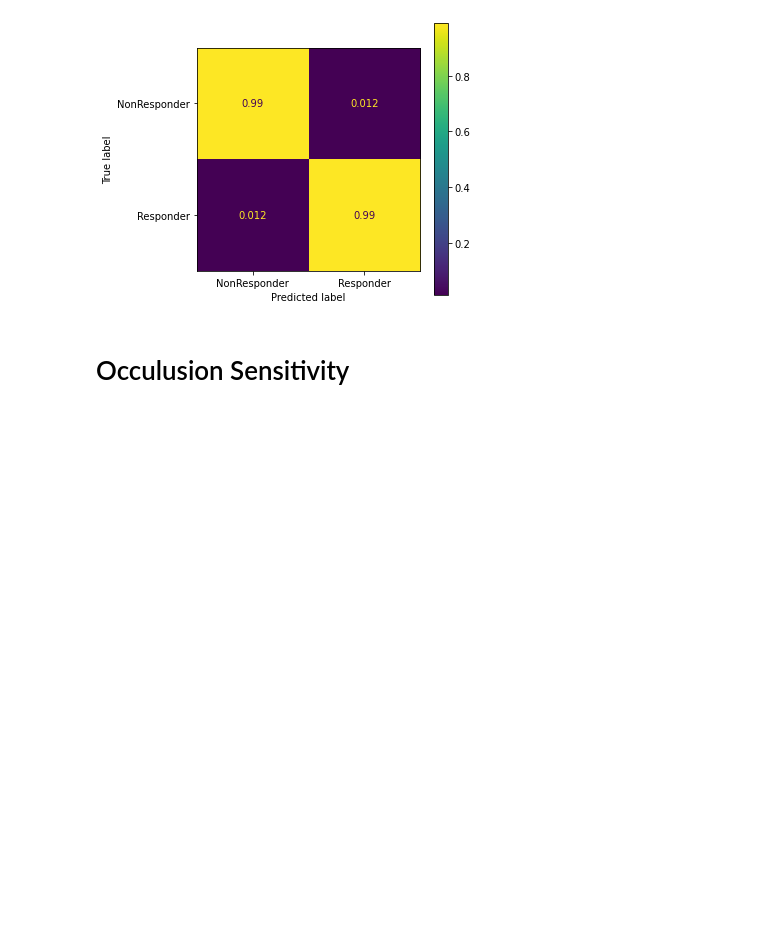
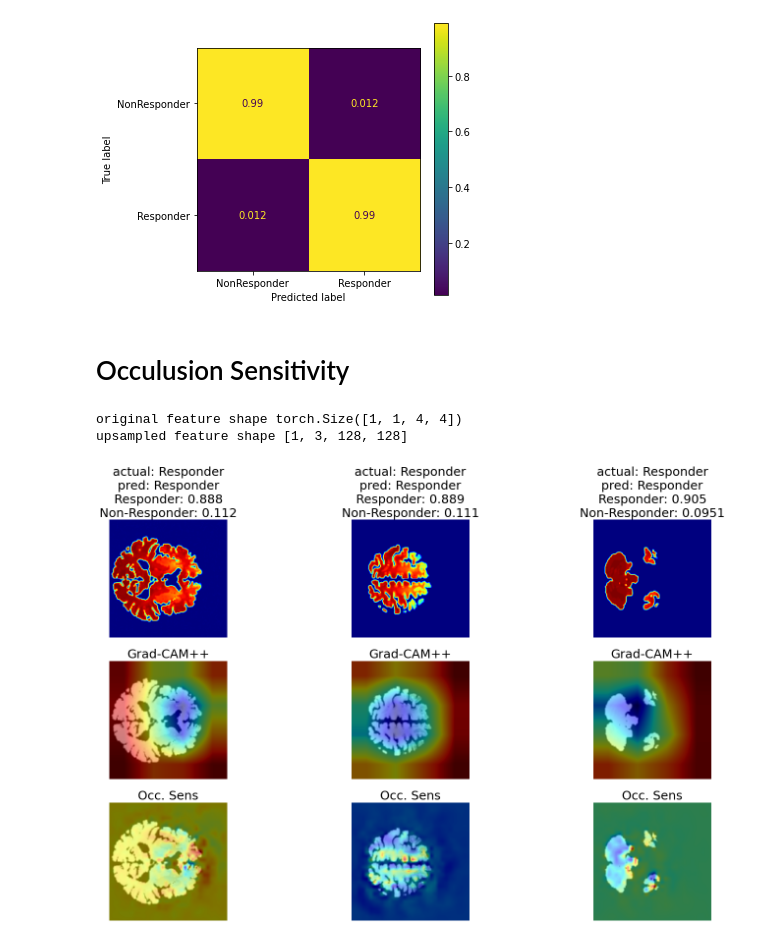
Before and after one commit to aa14av/MONAI, a Jupyter notebook: CNN_SMART-2D.ipynb, the cells around one changed output. Drawn from its saved outputs; the diff is of its cells as text; code cells hidden in the pictures; blank space fills up the shorter version.

```diff
--- a/CNN_SMART-2D.ipynb
+++ b/CNN_SMART-2D.ipynb
@@ -425,19 +408,17 @@ cam = monai.visualize.GradCAMpp(
 # cam = monai.visualize.GradCAMpp(nn_module=model_3d, target_layers="class_layers.relu")
 print(
     "original feature shape",
-    cam.feature_map_size([1, 1] + list(im_size), device),
+    cam.feature_map_size([1, 3] + list(im_size), device),
 )
-print("upsampled feature shape", [1, 1] + list(im_size))
+print("upsampled feature shape", [1, 3] + list(im_size))
 
 occ_sens = monai.visualize.OcclusionSensitivity(
-    nn_module=model, mask_size=12, n_batch=1, stride=24
+    nn_module=model, mask_size=4, n_batch=1, stride=4
 )
 
 # For occlusion sensitivity, inference must be run many times. Hence, we can use a
 # bounding box to limit it to a 2D plane of interest (z=the_slice) where each of
 # the arguments are the min and max for each of the dimensions (in this case CHWD).
-the_slice = train_ds[0][0].shape[-1] // 2
-occ_sens_b_box = [-1, -1, -1, -1, -1, -1, the_slice, the_slice]
 
 train_transforms.set_random_state(42)
 n_examples = 3
@@ -452,46 +433,57 @@ for item in items:
         item
     ]  # this fetches training data with random augmentations
     image, label = data[0].to(device).unsqueeze(0), data[1][1]
     y_pred = model(image); prob = torch.nn.functional.softmax(y_pred,dim=1);
     pred_label = prob.argmax(dim=1);
 
     # Only display preMCI
     if np.not_equal(label,1):
         continue
 
-    img = image.detach().cpu().numpy()[..., the_slice]
+    img = image.detach().cpu().numpy()
 
     name = "actual: "
     name += "Responder" if np.equal(label,1) else "Non-Responder"
     name += "\npred: "
     name += "Responder" if np.equal(pred_label.cpu().numpy(),1) else "Non-Responder"
     name += f"\nResponder: {prob[0,1]:.3}"
     name += f"\nNon-Responder: {prob[0,0]:.3}"
 
     # run CAM
     cam_result = cam(x=image, class_idx=None)
-    cam_result = cam_result[..., the_slice]
+    cam_result = cam_result
 
     # run occlusion
-    occ_result, _ = occ_sens(x=image, b_box=occ_sens_b_box)
+    occ_result, _ = occ_sens(x=image)
     occ_result = occ_result[..., pred_label];
 
-    for row, (im, title) in enumerate(
-        zip(
-            [img, cam_result, occ_result],
-            [name, "CAM", "Occ. Sens."],
-        )
-    ):
-        cmap = "gray" if np.equal(row,0) else "jet"
-        ax = axes[row, example]
-        if isinstance(im, torch.Tensor):
-            im = im.cpu().detach()
+    if isinstance(img, torch.Tensor):
+            img = img.cpu().detach()
+    ax = axes[0, example]
+    im_show = ax.imshow(np.squeeze(img[0][0].T), cmap="jet", origin='lower')
+    ax.set_title(name, fontsize=25)
+    ax.axis("off")
 
-        im_show = ax.imshow(np.squeeze(im[0][0].T), cmap=cmap, origin='lower')
+    if isinstance(cam_result, torch.Tensor):
+        cam_result = cam_result.cpu().detach()
+    ax = axes[1, example]
+    im_show = ax.imshow(np.squeeze(img[0][0].T), cmap="gray", origin='lower')
+    im_show = ax.imshow(np.squeeze(cam_result[0][0].T), cmap="jet", origin='lower', alpha=0.5)
+    ax.set_title("Grad-CAM++", fontsize=25)
+    ax.axis("off")
 
-        ax.set_title(title, fontsize=25)
-        ax.axis("off")
+    if isinstance(occ_result, torch.Tensor):
+            occ_result = occ_result.cpu().detach()
+    ax = axes[2, example]
+    im_show = ax.imshow(np.squeeze(img[0][0].T), cmap="gray", origin='lower')
+    im_show = ax.imshow(np.squeeze(occ_result[0][0].T), cmap="jet", origin='lower', alpha=0.5)
+    ax.set_title("Occ. Sens", fontsize=25)
+    ax.axis("off")
 
     example += 1
     if example == n_examples:
         break
+# %% [output]
+original feature shape torch.Size([1, 1, 4, 4])
+upsampled feature shape [1, 3, 128, 128]
+[figure, added]
```
Also changed, not shown: parts of 5 cells of this notebook, 6 other files.
